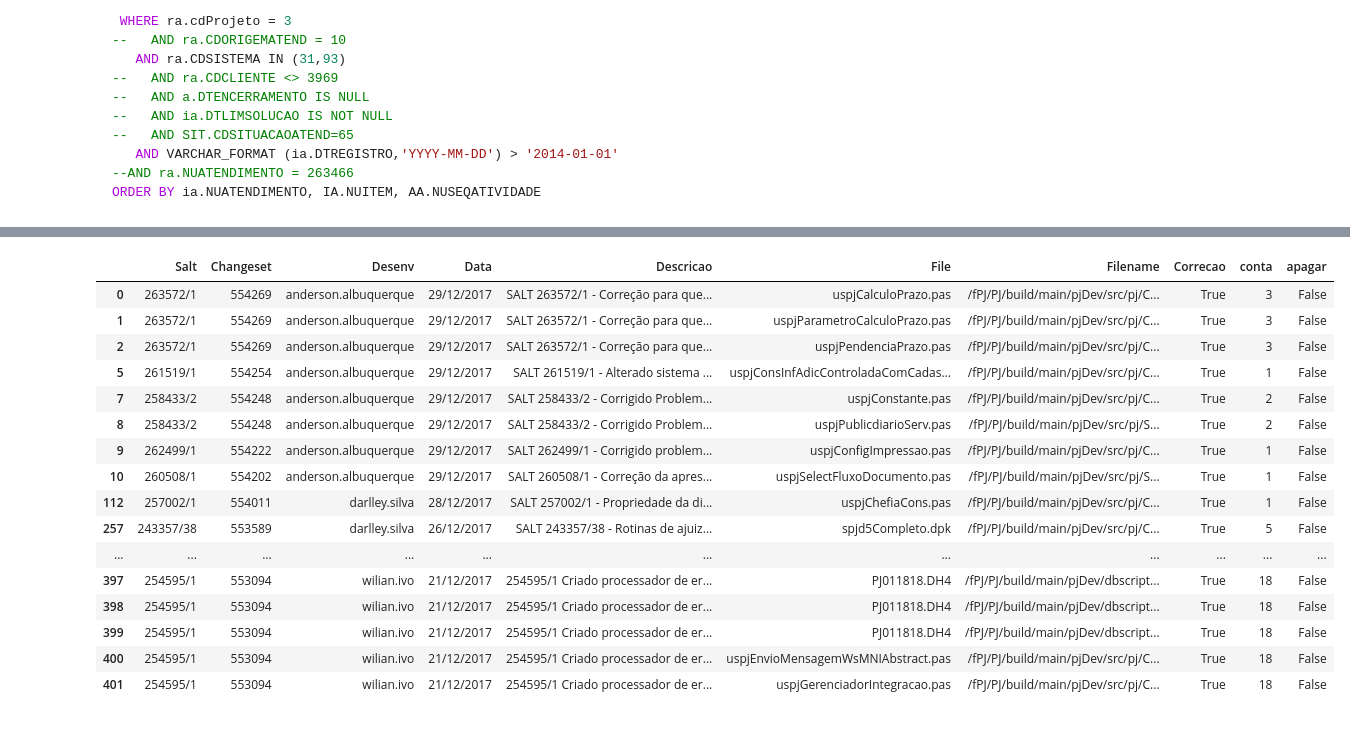
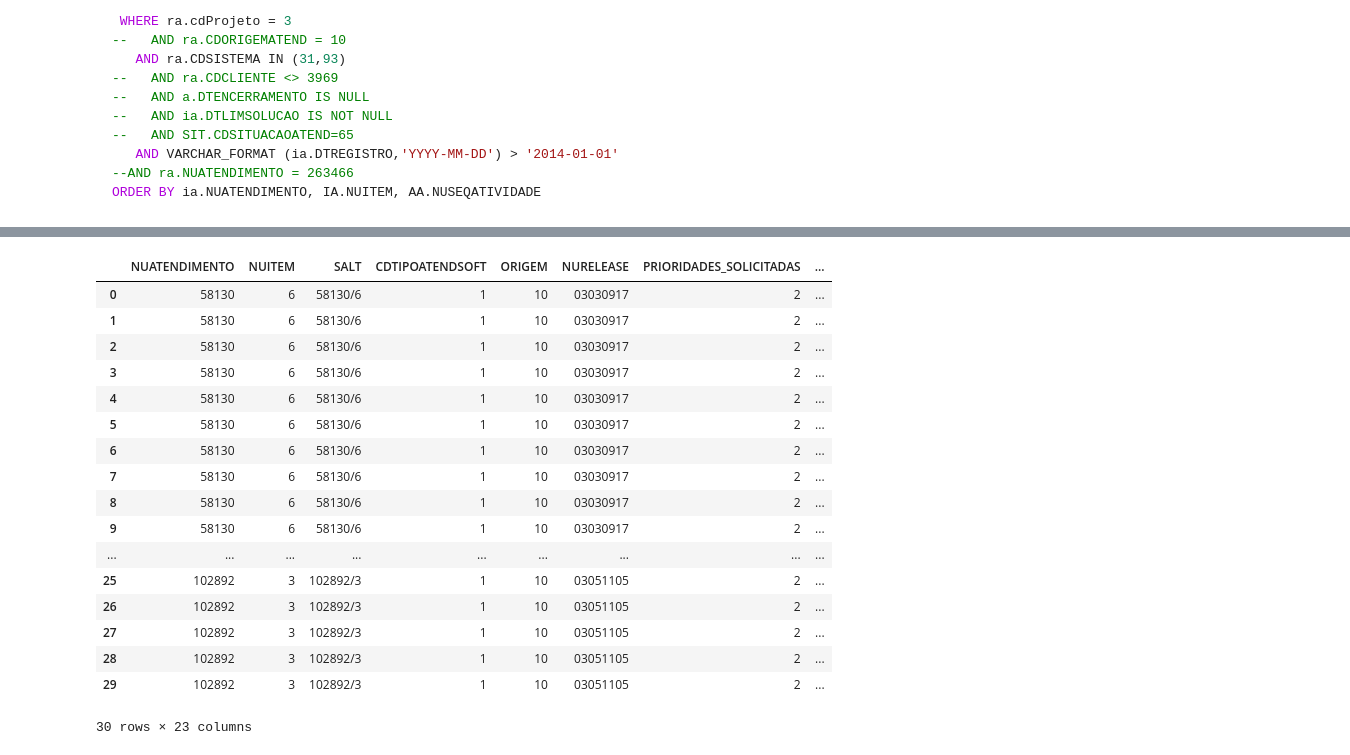
Before and after one commit to wilianselzlein/Metricas, a Jupyter notebook: Changesets.ipynb, the cells around one changed output, grey strips where cells are left out. Cells and saved outputs as stored; diff of their text form; code cells hidden in the pictures.

```diff
--- a/Changesets.ipynb
+++ b/Changesets.ipynb
@@ -30,7 +30,7 @@ import numpy as np
 import matplotlib.pyplot as plt
 %matplotlib inline
 
-arquivos = ['main_changeset.csv', 'HorasPorSalt2014ate2017.csv']
+arquivos = ['csv\main_changeset.csv', 'csv\HorasPorSalt2014ate2017.csv']
 # %% [markdown]
 ### Changeset
 
@@ -190,7 +271,8 @@ dfChangesets['apagar'] = dfChangesets.conta.apply(lambda y: True if y>500 else F
 dfChangesets = dfChangesets[dfChangesets.apagar == False]
 # %%
 #dfChangesets = dfChangesets[dfChangesets.Correcao == True]
-dfSalts['alteracao'] = dfSalts.CDTIPOATENDSOFT in [5, 4, 248, 252, 244, 184, 223, 246]
+atividades = [5, 4, 248, 252, 244, 184, 223, 246];
+dfSalts['alteracao'] = dfSalts.CDTIPOATENDSOFT.apply(lambda y: True if y in atividades else False)
 
 #005	Alteração
 #004	Nova implementação
@@ -201,25 +283,26 @@ dfSalts['alteracao'] = dfSalts.CDTIPOATENDSOFT in [5, 4, 248, 252, 244, 184, 223
 #223	Melhoria de ferramenta
 #246	Melhoria de ferramenta
 # %%
-dfChangesets.head(30)
+dfSalts.head(30)
 # %% [output]
-|  | Salt | Changeset | Desenv | Data | Descricao | File | Filename | Correcao | conta | apagar |
-| 0 | 263572/1 | 554269 | anderson.albuquerque | 29/12/2017 | SALT 263572/1 - Correção para que... | uspjCalculoPrazo.pas | /fPJ/PJ/build/main/pjDev/src/pj/C... | True | 3 | False |
-| 1 | 263572/1 | 554269 | anderson.albuquerque | 29/12/2017 | SALT 263572/1 - Correção para que... | uspjParametroCalculoPrazo.pas | /fPJ/PJ/build/main/pjDev/src/pj/C... | True | 3 | False |
-| 2 | 263572/1 | 554269 | anderson.albuquerque | 29/12/2017 | SALT 263572/1 - Correção para que... | uspjPendenciaPrazo.pas | /fPJ/PJ/build/main/pjDev/src/pj/C... | True | 3 | False |
-| 5 | 261519/1 | 554254 | anderson.albuquerque | 29/12/2017 | SALT 261519/1 - Alterado sistema ... | uspjConsInfAdicControladaComCadas... | /fPJ/PJ/build/main/pjDev/src/pj/C... | True | 1 | False |
-| 7 | 258433/2 | 554248 | anderson.albuquerque | 29/12/2017 | SALT 258433/2 - Corrigido Problem... | uspjConstante.pas | /fPJ/PJ/build/main/pjDev/src/pj/C... | True | 2 | False |
-| 8 | 258433/2 | 554248 | anderson.albuquerque | 29/12/2017 | SALT 258433/2 - Corrigido Problem... | uspjPublicdiarioServ.pas | /fPJ/PJ/build/main/pjDev/src/pj/S... | True | 2 | False |
-| 9 | 262499/1 | 554222 | anderson.albuquerque | 29/12/2017 | SALT 262499/1 - Corrigido problem... | uspjConfigImpressao.pas | /fPJ/PJ/build/main/pjDev/src/pj/C... | True | 1 | False |
-| 10 | 260508/1 | 554202 | anderson.albuquerque | 29/12/2017 | SALT 260508/1 - Correção da apres... | uspjSelectFluxoDocumento.pas | /fPJ/PJ/build/main/pjDev/src/pj/S... | True | 1 | False |
-| 112 | 257002/1 | 554011 | darlley.silva | 28/12/2017 | SALT 257002/1 - Propriedade da di... | uspjChefiaCons.pas | /fPJ/PJ/build/main/pjDev/src/pj/C... | True | 1 | False |
-| 257 | 243357/38 | 553589 | darlley.silva | 26/12/2017 | SALT 243357/38 - Rotinas de ajuiz... | spjd5Completo.dpk | /fPJ/PJ/build/main/pjDev/src/pj/C... | True | 5 | False |
-| ... | ... | ... | ... | ... | ... | ... | ... | ... | ... | ... |
-| 397 | 254595/1 | 553094 | wilian.ivo | 21/12/2017 | 254595/1 Criado processador de er... | PJ011818.DH4 | /fPJ/PJ/build/main/pjDev/dbscript... | True | 18 | False |
-| 398 | 254595/1 | 553094 | wilian.ivo | 21/12/2017 | 254595/1 Criado processador de er... | PJ011818.DH4 | /fPJ/PJ/build/main/pjDev/dbscript... | True | 18 | False |
-| 399 | 254595/1 | 553094 | wilian.ivo | 21/12/2017 | 254595/1 Criado processador de er... | PJ011818.DH4 | /fPJ/PJ/build/main/pjDev/dbscript... | True | 18 | False |
-| 400 | 254595/1 | 553094 | wilian.ivo | 21/12/2017 | 254595/1 Criado processador de er... | uspjEnvioMensagemWsMNIAbstract.pas | /fPJ/PJ/build/main/pjDev/src/pj/C... | True | 18 | False |
-| 401 | 254595/1 | 553094 | wilian.ivo | 21/12/2017 | 254595/1 Criado processador de er... | uspjGerenciadorIntegracao.pas | /fPJ/PJ/build/main/pjDev/src/pj/C... | True | 18 | False |
+|  | NUATENDIMENTO | NUITEM | SALT | CDTIPOATENDSOFT | ORIGEM | NURELEASE | PRIORIDADES_SOLICITADAS | ... |
+| 0 | 58130 | 6 | 58130/6 | 1 | 10 | 03030917 | 2 | ... |
+| 1 | 58130 | 6 | 58130/6 | 1 | 10 | 03030917 | 2 | ... |
+| 2 | 58130 | 6 | 58130/6 | 1 | 10 | 03030917 | 2 | ... |
+| 3 | 58130 | 6 | 58130/6 | 1 | 10 | 03030917 | 2 | ... |
+| 4 | 58130 | 6 | 58130/6 | 1 | 10 | 03030917 | 2 | ... |
+| 5 | 58130 | 6 | 58130/6 | 1 | 10 | 03030917 | 2 | ... |
+| 6 | 58130 | 6 | 58130/6 | 1 | 10 | 03030917 | 2 | ... |
+| 7 | 58130 | 6 | 58130/6 | 1 | 10 | 03030917 | 2 | ... |
+| 8 | 58130 | 6 | 58130/6 | 1 | 10 | 03030917 | 2 | ... |
+| 9 | 58130 | 6 | 58130/6 | 1 | 10 | 03030917 | 2 | ... |
+| ... | ... | ... | ... | ... | ... | ... | ... | ... |
+| 25 | 102892 | 3 | 102892/3 | 1 | 10 | 03051105 | 2 | ... |
+| 26 | 102892 | 3 | 102892/3 | 1 | 10 | 03051105 | 2 | ... |
+| 27 | 102892 | 3 | 102892/3 | 1 | 10 | 03051105 | 2 | ... |
+| 28 | 102892 | 3 | 102892/3 | 1 | 10 | 03051105 | 2 | ... |
+| 29 | 102892 | 3 | 102892/3 | 1 | 10 | 03051105 | 2 | ... |
+30 rows × 23 columns
 # %%
 dfAtividades = dfSalts.groupby(['CDTIPOATIVIDADE', 'DETIPOATIVIDADE'])['SALT'].count().to_frame().sort_values(by='SALT', ascending=False)
 dfAtividades = [83, 162, 51, 188, 90, 336, 8, 45, 119, 15, 344]
```
Also changed, not shown: parts of 16 cells of this notebook, 1 other file.
